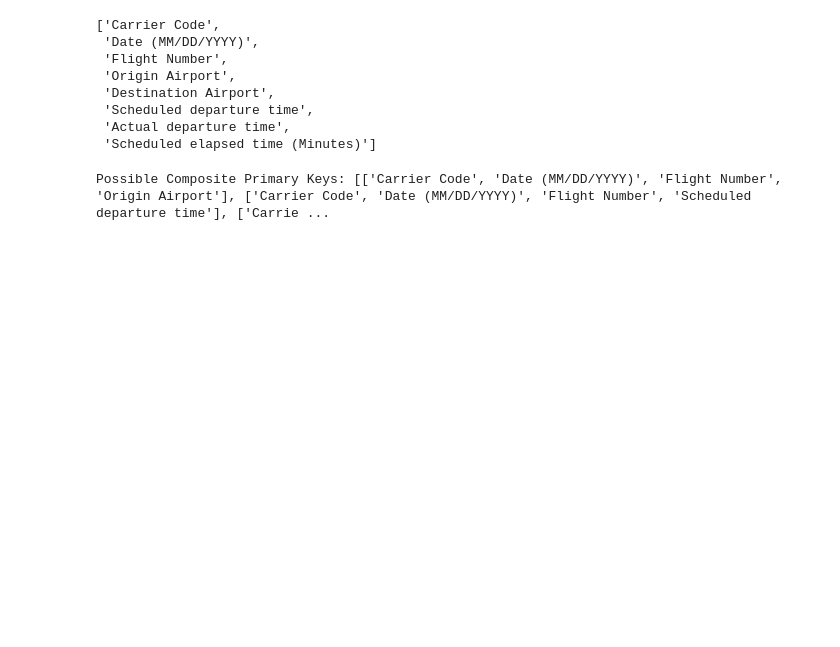
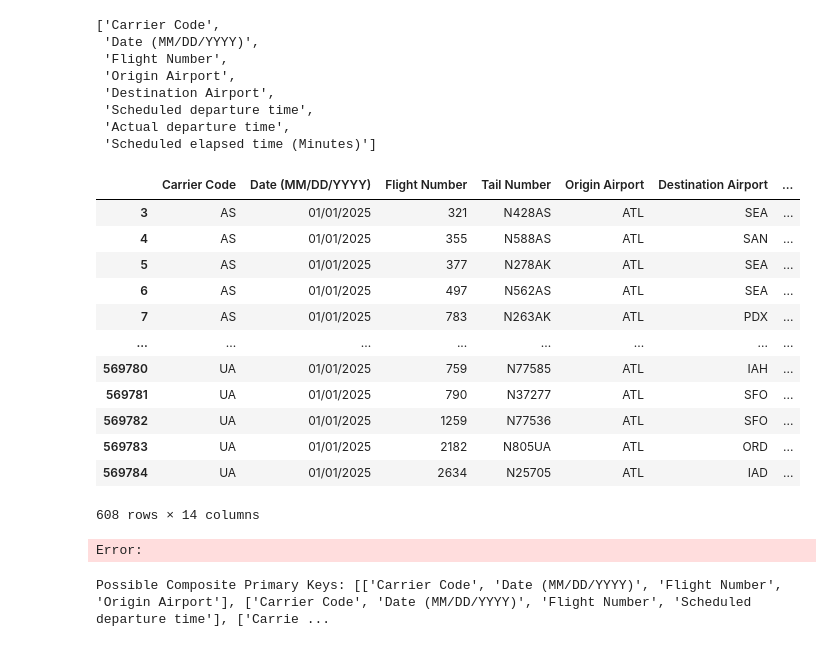
Before and after one commit to TheLancelot/airline-ontime-analysis, a Jupyter notebook: src/db_setup/init.ipynb, the cells around one changed output. Drawn from its saved outputs; the diff is of its cells as text; code cells hidden in the pictures; blank space fills up the shorter version.

```diff
--- a/src/db_setup/init.ipynb
+++ b/src/db_setup/init.ipynb
@@ -51,6 +51,28 @@ Index(['Carrier Code', 'Date (MM/DD/YYYY)', 'Flight Number', 'Tail Number',
  'Scheduled departure time',
  'Actual departure time',
  'Scheduled elapsed time (Minutes)']
+# %%
+atl_jan1_2024 = df.loc[
+    (df["Origin Airport"] == "ATL")
+    & (df["Date (MM/DD/YYYY)"] == "01/01/2025")
+]
+
+atl_jan1_2024
+# %% [output]
+|  | Carrier Code | Date (MM/DD/YYYY) | Flight Number | Tail Number | Origin Airport | Destination Airport | ... |
+| 3 | AS | 01/01/2025 | 321 | N428AS | ATL | SEA | ... |
+| 4 | AS | 01/01/2025 | 355 | N588AS | ATL | SAN | ... |
+| 5 | AS | 01/01/2025 | 377 | N278AK | ATL | SEA | ... |
+| 6 | AS | 01/01/2025 | 497 | N562AS | ATL | SEA | ... |
+| 7 | AS | 01/01/2025 | 783 | N263AK | ATL | PDX | ... |
+| ... | ... | ... | ... | ... | ... | ... | ... |
+| 569780 | UA | 01/01/2025 | 759 | N77585 | ATL | IAH | ... |
+| 569781 | UA | 01/01/2025 | 790 | N37277 | ATL | SFO | ... |
+| 569782 | UA | 01/01/2025 | 1259 | N77536 | ATL | SFO | ... |
+| 569783 | UA | 01/01/2025 | 2182 | N805UA | ATL | ORD | ... |
+| 569784 | UA | 01/01/2025 | 2634 | N25705 | ATL | IAD | ... |
+608 rows × 14 columns
+Error:
 # %%
 from concurrent.futures import ThreadPoolExecutor
 import itertools
```
Also changed, not shown: parts of 2 cells of this notebook, 49 other files.
